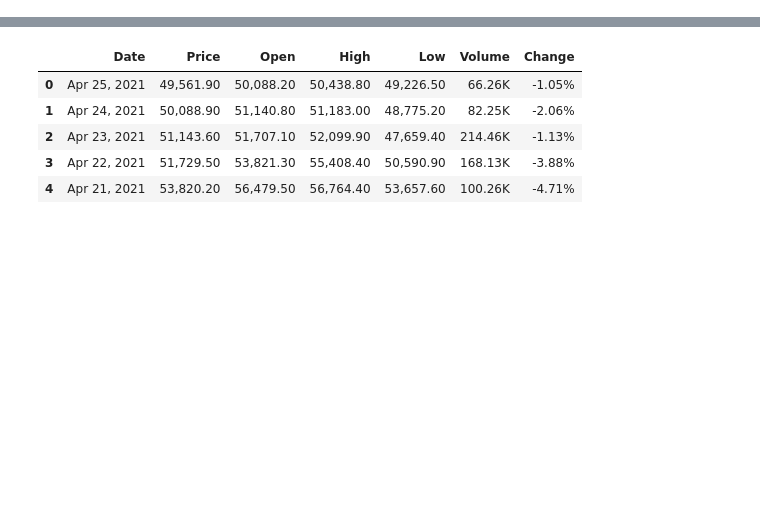
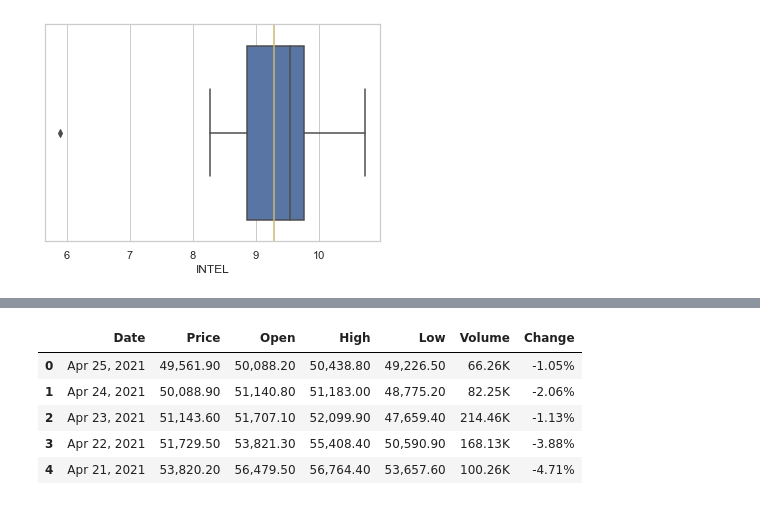
Before and after one commit to alozan/Analisis_de_datos, a Jupyter notebook: Bitcoin_Etherium.ipynb, the cells around one changed output, grey strips where cells are left out. Saved outputs shown, nothing was run; the diff lists cells and outputs as text; code cells hidden in the pictures; blank space fills up the shorter version.

```diff
--- a/Bitcoin_Etherium.ipynb
+++ b/Bitcoin_Etherium.ipynb
@@ -19,0 +47,6 @@ geojson = '../Data/countriesgeo.json'
+# %%
+sns.set(style="whitegrid")
+sns.boxplot(x=gpu['INTEL'])
+plt.axvline(gpu['INTEL'].mean(), c='y');
+# %% [output]
+[figure, added]
```
Also changed, not shown: parts of 77 cells of this notebook.
